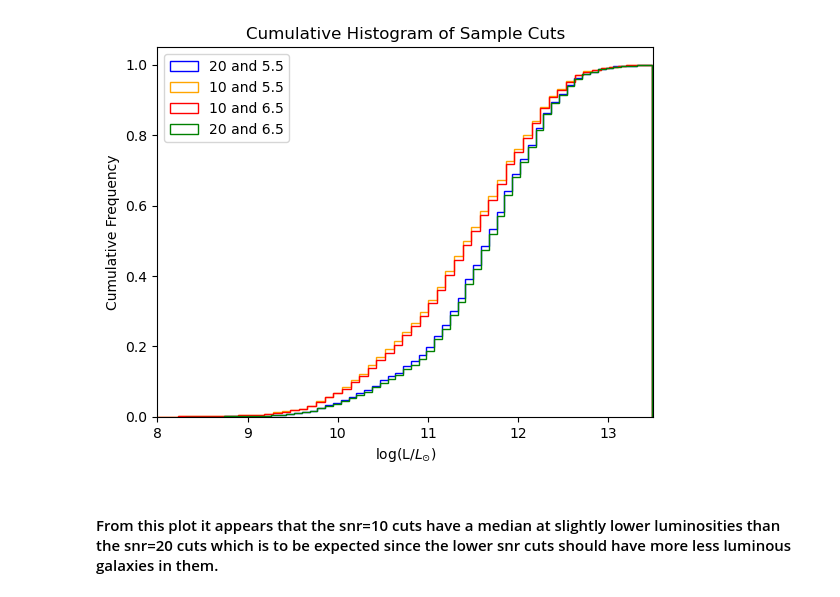
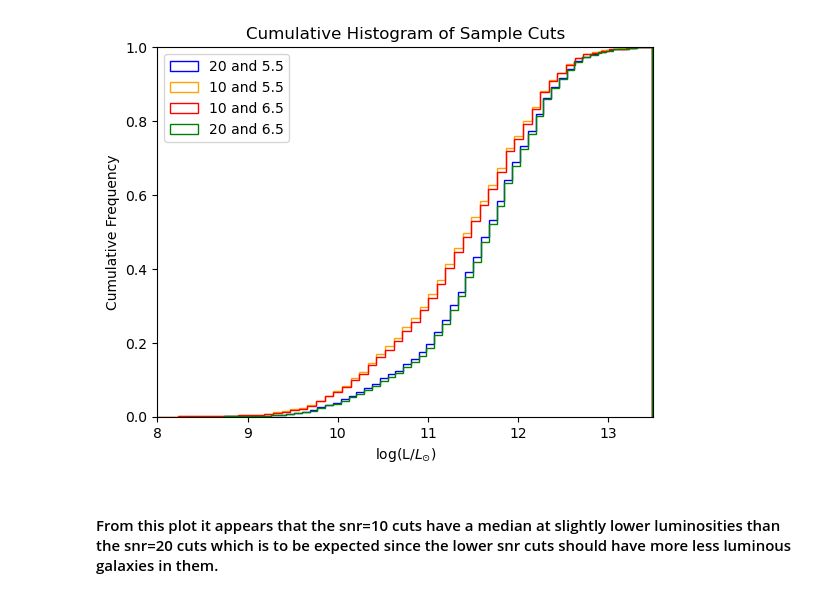
Before and after one commit to EvanBarkus/WISESize_Project, a Jupyter notebook: W3Hist.ipynb, the cells around one changed output. Saved outputs shown, nothing was run; the diff lists cells and outputs as text; code cells hidden in the pictures.

```diff
--- a/W3Hist.ipynb
+++ b/W3Hist.ipynb
@@ -2,22 +2,27 @@
 %run TableCuts.ipynb
 # %%
 # Cumulative Histograms for W3 Luminosity
-#0.01<z<0.02 redshift cut
+# 0.01<z<0.02 redshift cut
 
 fig, ax = plt.subplots()
+
+# Cuts
 plt.hist(np.log10(W3Lum(cuttab1)),bins=60,histtype='step',fill=False,color='blue',cumulative=True,density=True,label='20 and 5.5')
 plt.hist(np.log10(W3Lum(cuttab2)),bins=60,histtype='step',fill=False,color='orange',cumulative=True,density=True,label='10 and 5.5')
 plt.hist(np.log10(W3Lum(cuttab3)),bins=60,histtype='step',fill=False,color='red',cumulative=True,density=True,label='10 and 6.5')
 plt.hist(np.log10(W3Lum(cuttab4)),bins=60,histtype='step',fill=False,color='green',cumulative=True,density=True,label='20 and 6.5')
+
+# Plot Formatting
 plt.title('Cumulative Histogram of Sample Cuts')
 plt.xlabel('log(L/$L_{\odot}$)')
 plt.ylabel('Cumulative Frequency')
 plt.xlim(8,13.5)
+plt.ylim(0,1)
 plt.legend()
 
 warnings.filterwarnings('ignore',category=RuntimeWarning)
 # %% [output]
-[figure, old version]
+[figure, new version]
 # %% [markdown]
 #### From this plot it appears that the snr=10 cuts have a median at slightly lower luminosities than the snr=20 cuts which is to be expected since the lower snr cuts should have more less luminous galaxies in them.
 # %%
```
Also changed, not shown: parts of 1 cell of this notebook, 1 other file.
